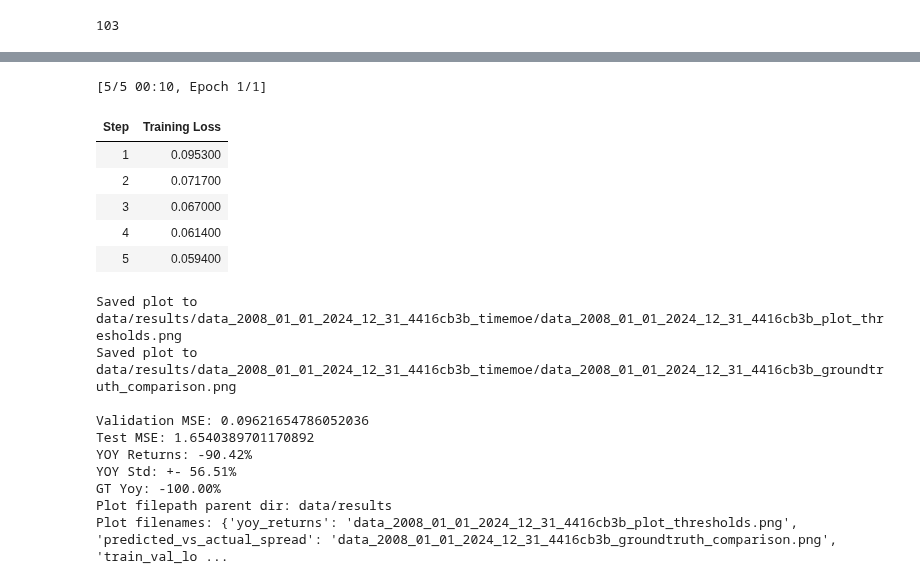
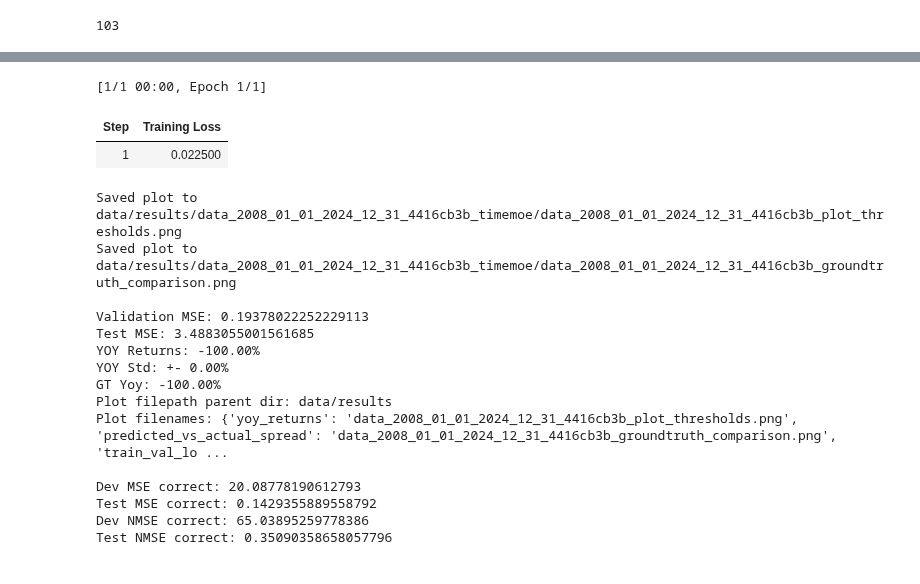
Before and after one commit to maviddoerdijk/bsc-thesis, a Jupyter notebook: exp/bug_fix_timemoe_consistency.ipynb, the cells around one changed output, grey strips where cells are left out. Cells and saved outputs as stored; diff of their text form; code cells hidden in the pictures.

```diff
--- a/exp/bug_fix_timemoe_consistency.ipynb
+++ b/exp/bug_fix_timemoe_consistency.ipynb
@@ -654,7 +584,7 @@ len(all_train)
 # %% [output]
 103
 # %%
-current_idx = 2
+current_idx = 1
 ticker_a, ticker_b = pairs_data_filtered[current_idx][0][0], pairs_data_filtered[current_idx][0][1]
 pair_tup_str_current = f"({ticker_a},{ticker_b})"
 pairs_timeseries_df = combine_pairs_data(data_close_filtered_2, data_open_filtered_2, data_high_filtered_2, data_low_filtered_2, data_vol_filtered_2, ticker_a, ticker_b)
@@ -738,16 +668,21 @@ def create_sequences_rolling(series, look_back):
         y.append(target) # TODO: check whether target really is Spread_Close, or whether it is S1_close or S2_close
 
     X = torch.tensor(X, dtype=torch.float32)
+    y = torch.tensor(y, dtype=torch.float32)
+
     X = X.to(DEVICE)
+    y = y.to(DEVICE)
 
     # normalize
     mean = X.mean(dim=-1, keepdim=True)
     std = X.std(dim=-1, keepdim=True)
     X_scaled = (X - mean) / (std + 1e-8)
+    # For y, broadcast mean/std to match shape
+    y_scaled = (y - mean.squeeze(-1)) / (std.squeeze(-1) + 1e-8)
 
     y = torch.tensor(y, dtype=torch.float32)
     y = y.to(DEVICE)
-    return X, X_scaled, y, None, mean, std
+    return X, X_scaled, y, y_scaled, mean, std
 
 devX_raw, devX_scaled, devY_raw, devY_scaled, dev_mean, dev_std = create_sequences_rolling(dev, look_back)
 trainX_raw, trainX_scaled, trainY_raw, trainY_scaled, train_mean, train_std = create_sequences_rolling(train, look_back)
@@ -775,20 +710,14 @@ if load_finetuned:
   filepath_jsonl = os.path.join(filepath_parent, filename_jsonl)
   # first method: try to train it on unnormalized sequence
   with open(filepath_jsonl, "w") as f:
-      for train in all_train:
-        # use all train variables rather than a single one
-        json_line = json.dumps({"sequence": train.to_list()})
-        f.write(json_line + "\n")
+      json_line = json.dumps({"sequence": train.to_list()})
+      f.write(json_line + "\n")
 
-  current_model_identifier = "test"
-  model_dir = f"logs/time_moe/{current_model_identifier}"
-  if not os.path.exists(model_dir):
-    os.makedirs(model_dir)
   train_time_moe(
       data_path=filepath_jsonl,
-      dataloader_num_workers=2,
-      output_path=model_dir
+      dataloader_num_workers=2
   ) # after this, model is saved to logs/time_moe as model.safetensors (400+ MB)
+  model_dir = "logs/time_moe"
   config = AutoConfig.from_pretrained(model_dir, trust_remote_code=True)
   model = TimeMoeForPrediction.from_pretrained(model_dir, config=config, torch_dtype=torch.float32)
   model.eval()
@@ -805,6 +734,7 @@ prediction_length = 1 # TODO: rather than hardcoding prediction length, make a s
 
 # forecast in batches from dev dataset
 all_predictions = []
+all_normalized_predictions = []
 for i, batch in enumerate(test_loader):
   inputs = batch[0] # is devX_scaled, for now [1] will return error, later [1] will return devY_scaled :D
 
@@ -823,14 +753,21 @@ for i, batch in enumerate(test_loader):
 
   preds = normed_predictions * local_stds + local_means
   all_predictions.append(preds)
+  all_normalized_predictions.append(normed_predictions)
+
 
 # Concatenate all predictions
 predictions = torch.cat(all_predictions, dim=0)
 predictions = predictions.squeeze(-1)
 predictions = predictions.detach().numpy()
 
+all_normalized_predictions = torch.cat(all_normalized_predictions, dim=0)
+all_normalized_predictions = all_normalized_predictions.squeeze(-1)
+all_normalized_predictions = all_normalized_predictions.detach().numpy()
+
 # Also get dev/val predictions
 dev_predictions = []
+dev_normalized_predictions = []
 for i, batch in enumerate(dev_loader):
   inputs = batch[0]
 
@@ -844,9 +781,14 @@ for i, batch in enumerate(dev_loader):
 
   preds = normed_predictions * local_stds + local_means
   dev_predictions.append(preds)
+  dev_normalized_predictions.append(normed_predictions)
 dev_predictions = torch.cat(dev_predictions, dim=0)
 dev_predictions = dev_predictions.squeeze(-1)
 dev_predictions = dev_predictions.detach().numpy()
+
+dev_normalized_predictions = torch.cat(dev_normalized_predictions, dim=0)
+dev_normalized_predictions = dev_normalized_predictions.squeeze(-1)
+dev_normalized_predictions = dev_normalized_predictions.detach().numpy()
 
 ## Trading
 test_s1_shortened = test_multivariate['S1_close'].iloc[look_back:]
@@ -920,7 +862,6 @@ output: Dict[str, Any] = dict(
     result_parent_dir=result_parent_dir,
     plot_filenames=plot_filenames
 )
-
 results_str = f"""
 Validation MSE: {output['val_mse']}
 Test MSE: {output['test_mse']}
@@ -938,6 +879,23 @@ if verbose:
 
 
 ### Time MoE Workflow Code Manual ###
+forecast_test_shortened_series_raw_output = pd.Series(all_normalized_predictions, index=test_index_shortened)
+gt_test_shortened_series_unscaled = pd.Series(testY_raw.numpy(), index=test_index_shortened)
+test_mse_correct = mean_squared_error(gt_test_shortened_series_unscaled, forecast_test_shortened_series_raw_output)
+test_var = gt_test_shortened_series_unscaled.var(ddof=0)
+test_nmse_correct = test_mse_correct / test_var if test_var != 0 else float('inf')
+
+dev_multivariate = pairs_timeseries_burned.iloc[train_size:train_size+dev_size]
+dev_index_shortened = dev_multivariate.index[look_back:]
+
+forecast_dev_shortened_series_raw_output = pd.Series(dev_normalized_predictions, index=dev_index_shortened)
+gt_dev_shortened_series_unscaled = pd.Series(devY_raw.numpy(), index=dev_index_shortened)
+dev_mse_correct = mean_squared_error(gt_dev_shortened_series_unscaled, forecast_dev_shortened_series_raw_output)
+dev_var = gt_dev_shortened_series_unscaled.var(ddof=0)
+dev_nmse_correct = dev_mse_correct / dev_var if dev_var != 0 else float('inf')
+
+print(f"Dev MSE correct: {dev_mse_correct}\nTest MSE correct: {test_mse_correct}")
+print(f"Dev NMSE correct: {dev_nmse_correct}\nTest NMSE correct: {test_nmse_correct}")
 # %% [output]
 Split sizes — train: 3747, dev: 249, test: 251
 devX_raw Shape: torch.Size([229, 20])
@@ -946,18 +904,19 @@ dev_loader tensor Shape: torch.Size([8, 20]), with a total of 29 batches
-[5/5 00:10, Epoch 1/1]
+[1/1 00:00, Epoch 1/1]
 | Step | Training Loss |
-| 1 | 0.095300 |
-| 2 | 0.071700 |
-| 3 | 0.067000 |
-| 4 | 0.061400 |
-| 5 | 0.059400 |
+| 1 | 0.022500 |
 Saved plot to data/results/data_2008_01_01_2024_12_31_4416cb3b_timemoe/data_2008_01_01_2024_12_31_4416cb3b_plot_thresholds.png
 Saved plot to data/results/data_2008_01_01_2024_12_31_4416cb3b_timemoe/data_2008_01_01_2024_12_31_4416cb3b_groundtruth_comparison.png
 
-Validation MSE: 0.09621654786052036
-Test MSE: 1.6540389701170892
-YOY Returns: -90.42%
-YOY Std: +- 56.51%
+Validation MSE: 0.19378022252229113
+Test MSE: 3.4883055001561685
+YOY Returns: -100.00%
+YOY Std: +- 0.00%
 GT Yoy: -100.00%
 Plot filepath parent dir: data/results
 Plot filenames: {'yoy_returns': 'data_2008_01_01_2024_12_31_4416cb3b_plot_thresholds.png', 'predicted_vs_actual_spread': 'data_2008_01_01_2024_12_31_4416cb3b_groundtruth_comparison.png', 'train_val_lo ...
+
+Dev MSE correct: 20.08778190612793
+Test MSE correct: 0.1429355889558792
+Dev NMSE correct: 65.03895259778386
+Test NMSE correct: 0.35090358658057796
 # %%
```
Also changed, not shown: parts of 10 cells of this notebook.
